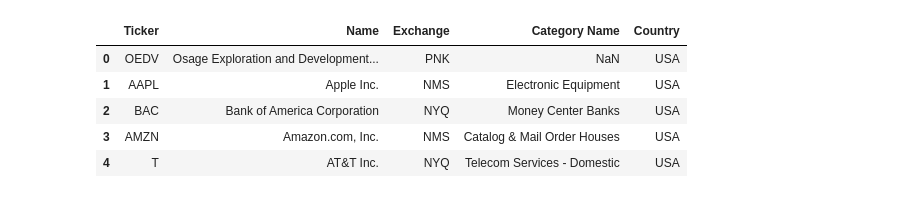
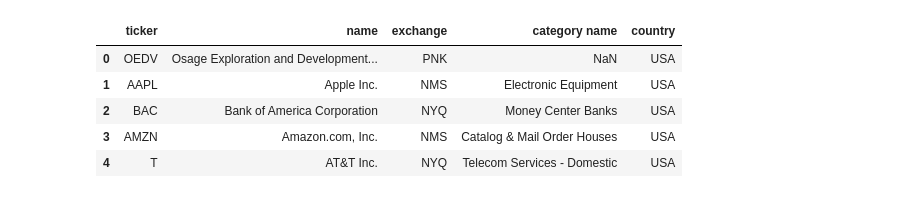
Before and after one commit to fmind/invest, a Jupyter notebook: notebooks/downloads.ipynb, the cells around one changed output. Cells and saved outputs as stored; diff of their text form; code cells hidden in the pictures.

```diff
--- a/notebooks/downloads.ipynb
+++ b/notebooks/downloads.ipynb
@@ -6,17 +7,20 @@ import pandas as pd
 
 from tqdm import tqdm_notebook as tqdm
 from concurrent.futures import ThreadPoolExecutor
+# %%
+logging.basicConfig()
+
+pd.options.display.max_columns = None
 # %%
 BASEURL = 'https://query1.finance.yahoo.com'
 # %%
 notnone = lambda x: x is not None
 # %%
 stocks = pd.read_csv('../datasets/stocks.csv.gz', index_col=0)
-stocks = stocks[~stocks['Ticker'].str.contains('\.')]
 
 stocks.head()
 # %% [output]
-|  | Ticker | Name | Exchange | Category Name | Country |
+|  | ticker | name | exchange | category name | country |
 | 0 | OEDV | Osage Exploration and Development... | PNK | NaN | USA |
 | 1 | AAPL | Apple Inc. | NMS | Electronic Equipment | USA |
 | 2 | BAC | Bank of America Corporation | NYQ | Money Center Banks | USA |
```
Also changed, not shown: parts of 19 cells of this notebook, 11 other files.
